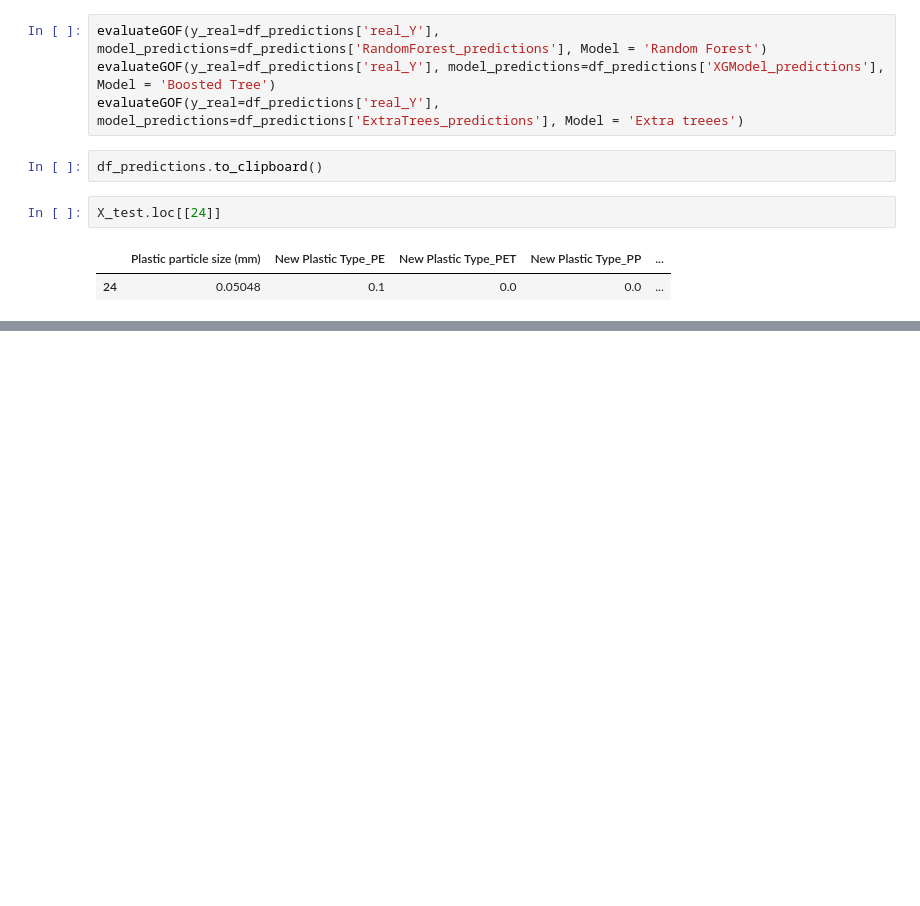
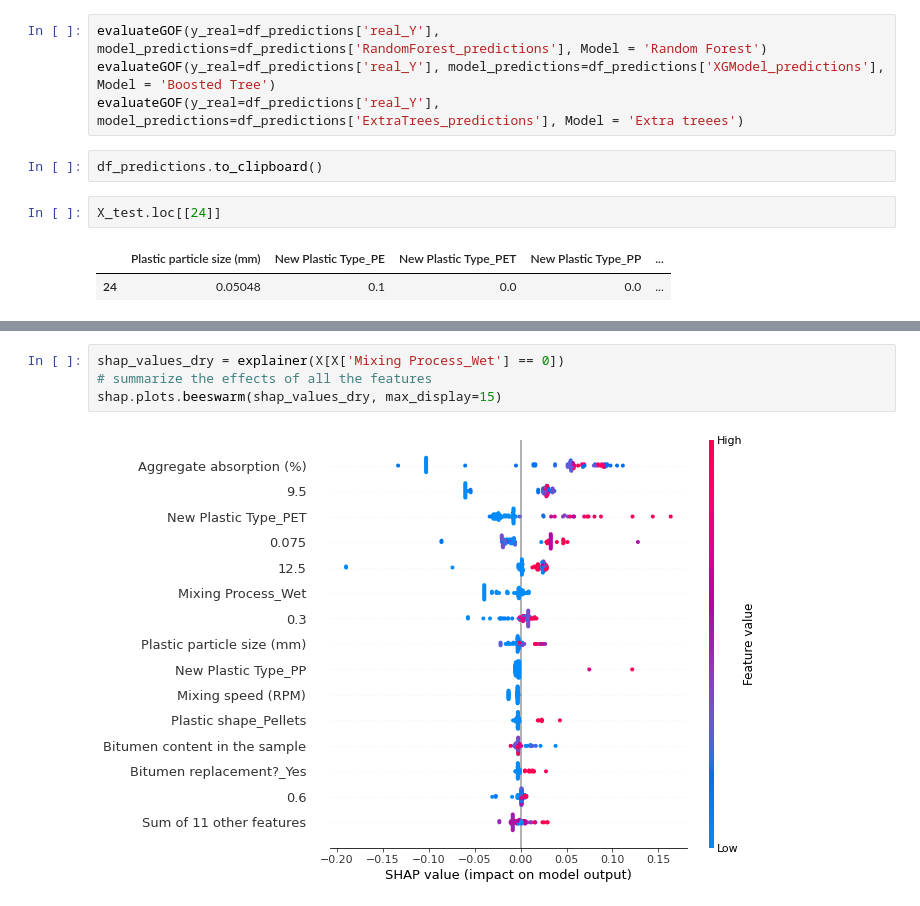
Before and after one commit to cavs1010/asphalt, a Jupyter notebook: Indirect_Tensile_Strength_Enhanced.ipynb, the cells around one changed output, grey strips where cells are left out. Cells and saved outputs as stored; diff of their text form; blank space fills up the shorter version.

```diff
--- a/Indirect_Tensile_Strength_Enhanced.ipynb
+++ b/Indirect_Tensile_Strength_Enhanced.ipynb
@@ -768,0 +917,6 @@ X_test.loc[[24]]
+# %%
+shap_values_dry = explainer(X[X['Mixing Process_Wet'] == 0])
+# summarize the effects of all the features
+shap.plots.beeswarm(shap_values_dry, max_display=15)
+# %% [output]
+[figure, added]
```
Also changed, not shown: parts of 20 cells of this notebook, 3 other files.
